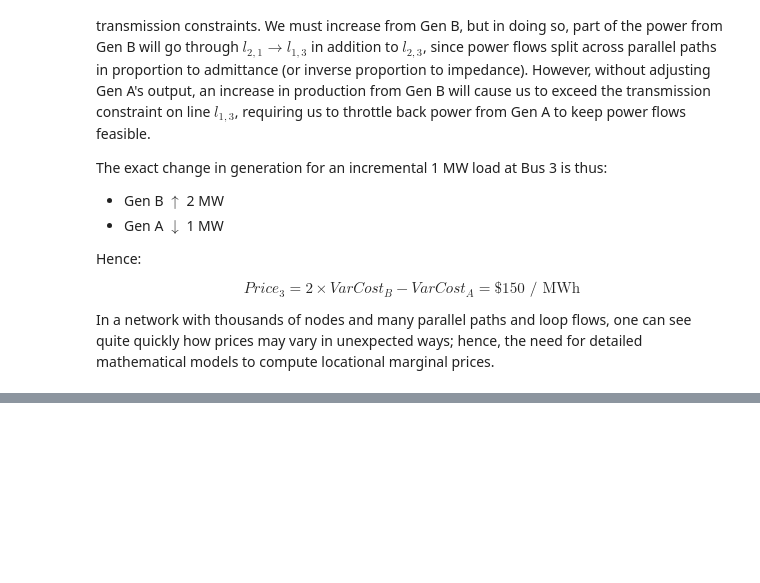
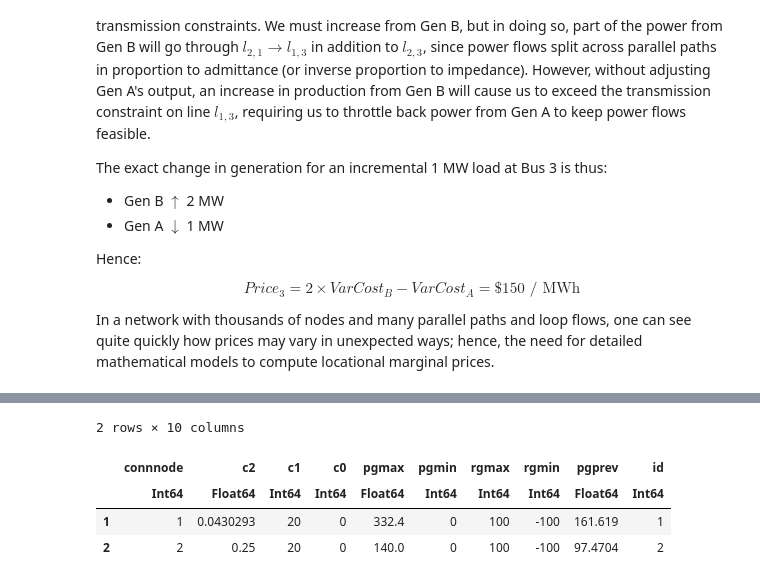
Before and after one commit to Power-Systems-Optimization-Course/power-systems-optimization, a Jupyter notebook: Notebooks/06-Optimal-Power-Flow.ipynb, the cells around one changed output, grey strips where cells are left out. Cells and saved outputs as stored; diff of their text form; code cells hidden in the pictures; blank space fills up the shorter version.

```diff
--- a/Notebooks/06-Optimal-Power-Flow.ipynb
+++ b/Notebooks/06-Optimal-Power-Flow.ipynb
@@ -565,0 +670,8 @@ In a network with thousands of nodes and many parallel paths and loop flows, one
+# %%
+gens
+# %% [output]
+2 rows × 10 columns
+|  | connnode | c2 | c1 | c0 | pgmax | pgmin | rgmax | rgmin | pgprev | id |
+|  | Int64 | Float64 | Int64 | Int64 | Float64 | Int64 | Int64 | Int64 | Float64 | Int64 |
+| 1 | 1 | 0.0430293 | 20 | 0 | 332.4 | 0 | 100 | -100 | 161.619 | 1 |
+| 2 | 2 | 0.25 | 20 | 0 | 140.0 | 0 | 100 | -100 | 97.4704 | 2 |
```
Also changed, not shown: parts of 18 cells of this notebook.
